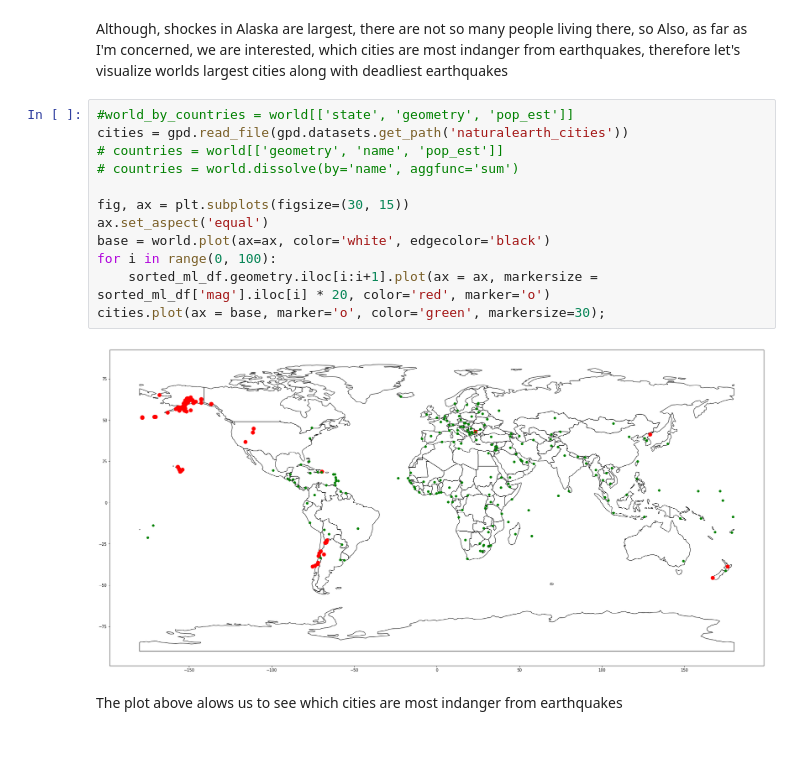
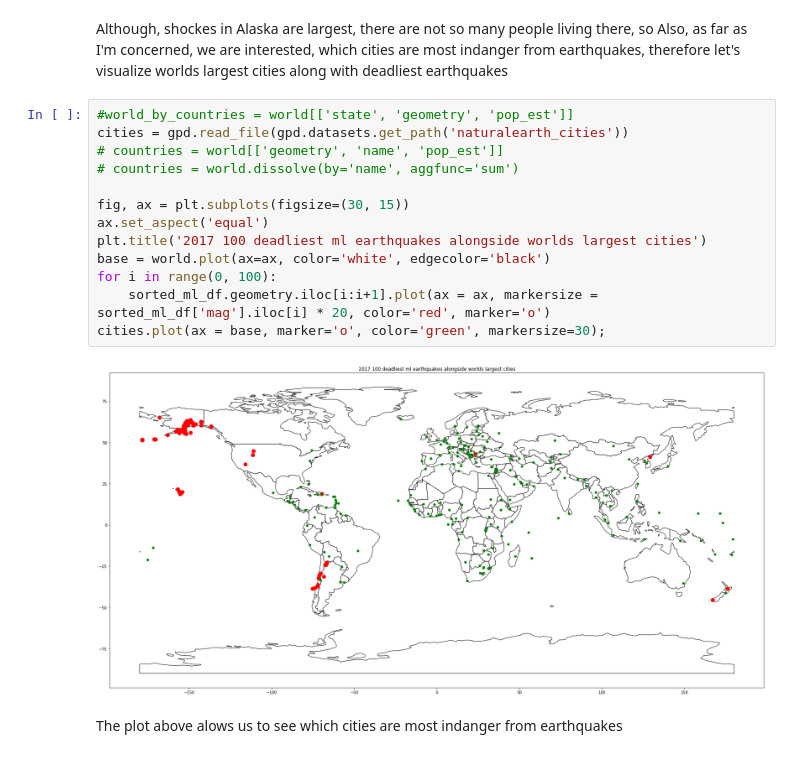
Before and after one commit to andrew-from-lviv/earthquakes-visualization, a Jupyter notebook: plt.ipynb, the cells around one changed output. Saved outputs shown, nothing was run; the diff lists cells and outputs as text.

```diff
--- a/plt.ipynb
+++ b/plt.ipynb
@@ -217,16 +220,17 @@ Also, as far as I'm concerned, we are interested, which cities are most indanger
 # %%
 #world_by_countries = world[['state', 'geometry', 'pop_est']]
 cities = gpd.read_file(gpd.datasets.get_path('naturalearth_cities'))
 # countries = world[['geometry', 'name', 'pop_est']]
 # countries = world.dissolve(by='name', aggfunc='sum')
 
 fig, ax = plt.subplots(figsize=(30, 15))
 ax.set_aspect('equal')
+plt.title('2017 100 deadliest ml earthquakes alongside worlds largest cities')
 base = world.plot(ax=ax, color='white', edgecolor='black')
 for i in range(0, 100):
     sorted_ml_df.geometry.iloc[i:i+1].plot(ax = ax, markersize = sorted_ml_df['mag'].iloc[i] * 20, color='red', marker='o')
 cities.plot(ax = base, marker='o', color='green', markersize=30);
 # %% [output]
-[figure, old version]
+[figure, new version]
 # %% [markdown]
 The plot above alows us to see which cities are most indanger from earthquakes
```
Also changed, not shown: parts of 12 cells of this notebook, 1 other file.
